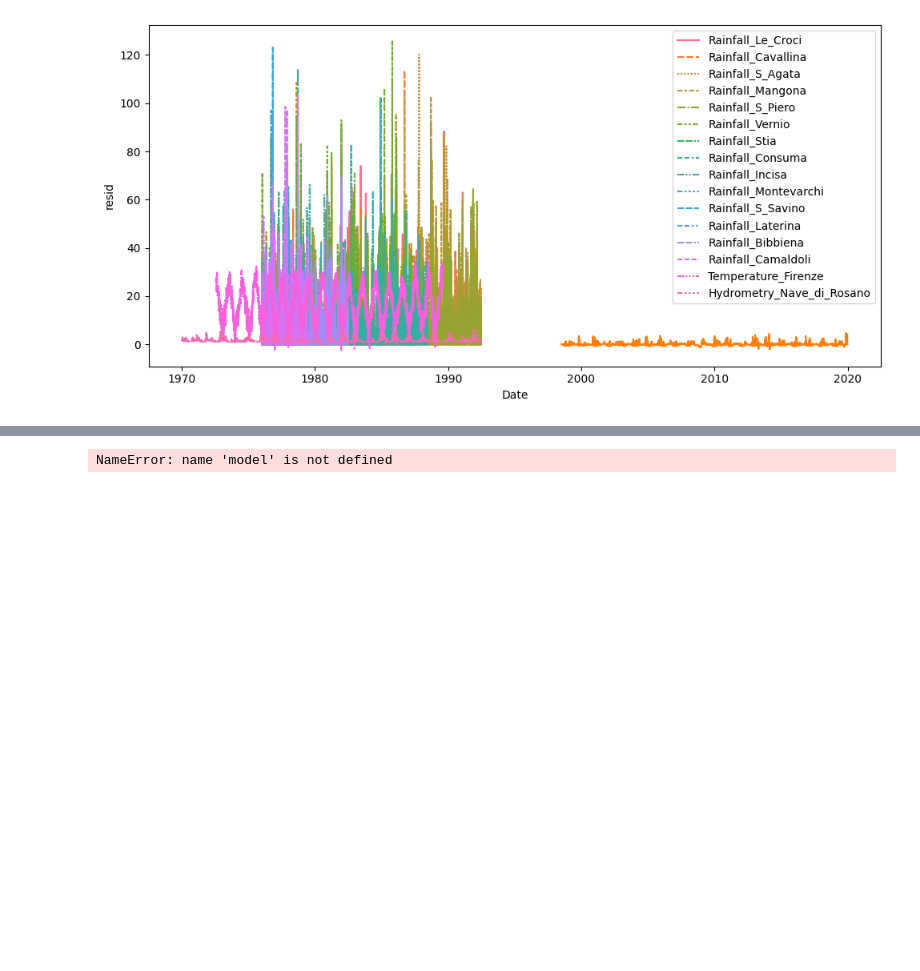
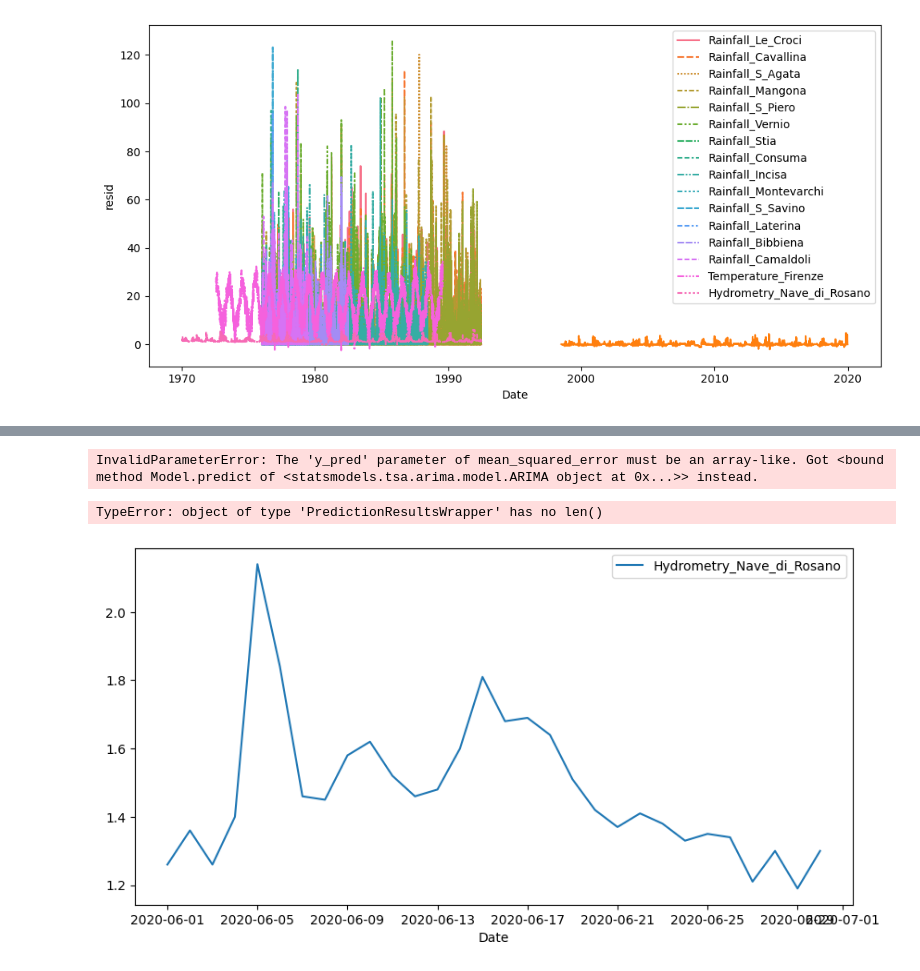
Before and after one commit to 4GeeksAcademy/Kaggle_exercise, a Jupyter notebook: src/explore.ipynb, the cells around one changed output, grey strips where cells are left out. Cells and saved outputs as stored; diff of their text form; code cells hidden in the pictures; blank space fills up the shorter version.

Commit message:
#AguaParaItalia_pendienteForecast

```diff
--- a/src/explore.ipynb
+++ b/src/explore.ipynb
@@ -125,4 +125,4 @@ df_test = df_st[df_st.index>=pd.to_datetime('2020-06-01').date()]
 #pip install pmdarima
 from pmdarima import auto_arima
 
-model = auto_arima(df_train, seasonal=True, trace=True, m=30)
+model = auto_arima(df_train, seasonal=True, trace=True, m=5)
@@ -129,4 +152,2 @@ model = auto_arima(df_train, seasonal=True, trace=True, m=30)
 # %%
-forecast = model.predict(30)
+forecast = model.predict
-# %% [output]
-NameError: name 'model' is not defined
@@ -133,5 +157,5 @@ NameError: name 'model' is not defined
 # %%
-from sklearn.metrics import mean_squared_error, r2_score
-
-print(mean_squared_error(df_test, forecast))
-print(r2_score(df_test, forecast))
+from sklearn.metrics import mean_squared_error
+mean_squared_error(df_test['Hydrometry_Nave_di_Rosano'], forecast)
+# %% [output]
+InvalidParameterError: The 'y_pred' parameter of mean_squared_error must be an array-like. Got <bound method Model.predict of <statsmodels.tsa.arima.model.ARIMA object at 0x...>> instead.
@@ -142,2 +161,0 @@ model_a =
-# %%
-forecast = model_fit.get_forecast(steps=30)
@@ -148,7 +162,10 @@ mean_squared_error(df_train['Hydrometry_Nave_di_Rosano'], forecast)
 # %%
 plt.subplots(figsize=(10,5))
-sns.lineplot(data=df_st)
+sns.lineplot(data=df_test)
 sns.lineplot(data=forecast)
 
 plt.tight_layout()
 plt.show()
+# %% [output]
+TypeError: object of type 'PredictionResultsWrapper' has no len()
+[figure, added]
```
Also changed, not shown: parts of 5 cells of this notebook.
